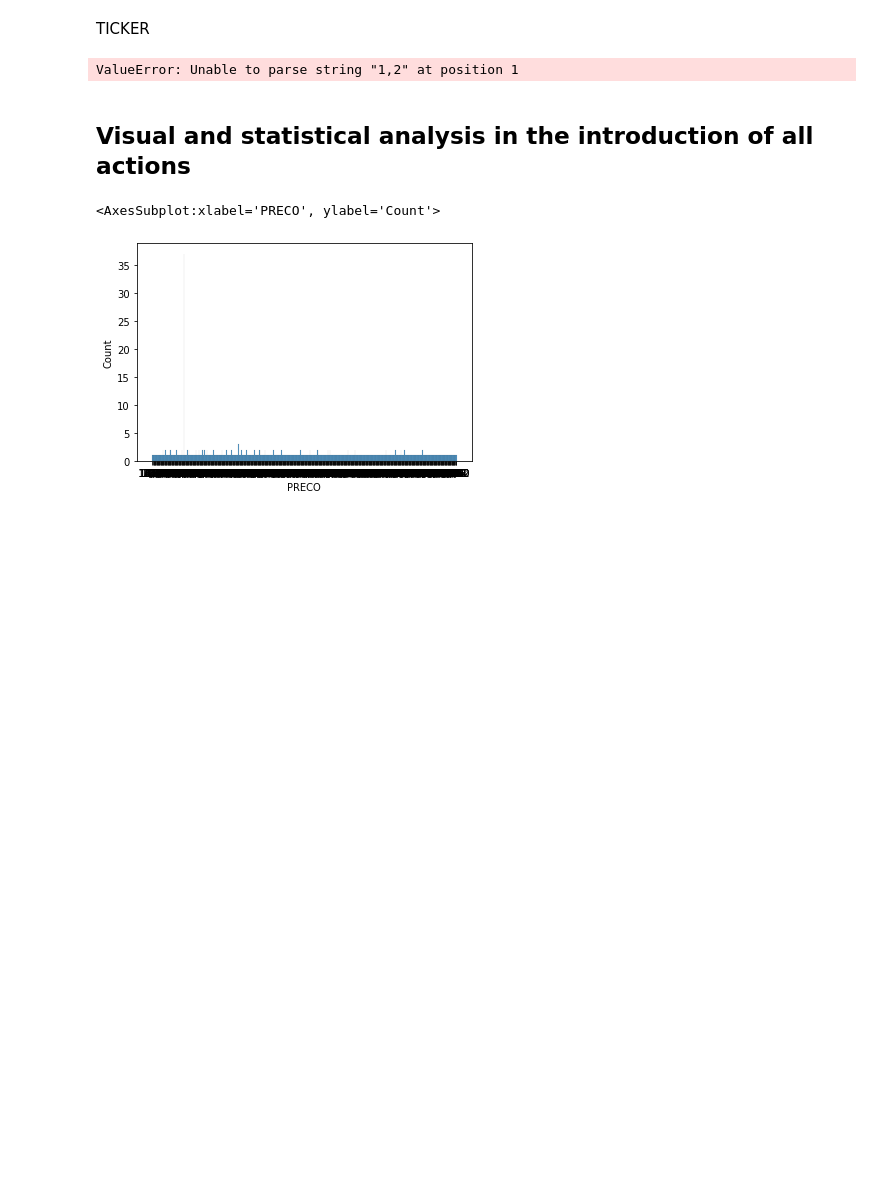
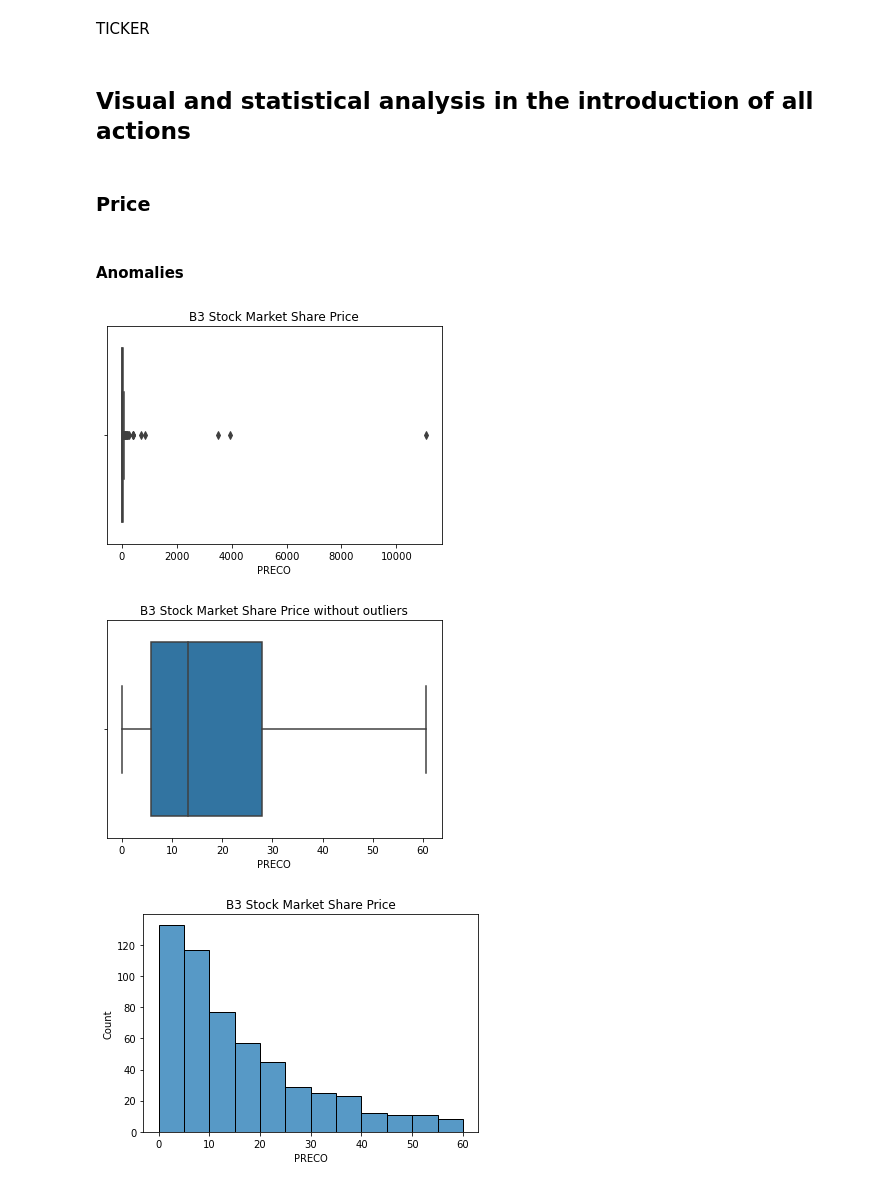
Before and after one commit to Alexandre-Leal/Projetos_iniciais, a Jupyter notebook: B3_Ibovespa/Analise Ibovespa - Brasil.ipynb, the cells around one changed output. Drawn from its saved outputs; the diff is of its cells as text; code cells hidden in the pictures; blank space fills up the shorter version.

```diff
--- a/B3_Ibovespa/Analise Ibovespa - Brasil.ipynb
+++ b/B3_Ibovespa/Analise Ibovespa - Brasil.ipynb
@@ -101,15 +101,38 @@ memory usage: 140.8+ KB
 #### QuaLitativas
 # %% [markdown]
 TICKER
-# %%
-s = pd.Series(['13999000.99', '1,2', '1.3'])
-pd.to_numeric(s)
-# %% [output]
-ValueError: Unable to parse string "1,2" at position 1
 # %% [markdown]
 ## Visual and statistical analysis in the introduction of all actions
-# %%
-sns.histplot(df['PRECO'], bins = 10)
-# %% [output]
-<AxesSubplot:xlabel='PRECO', ylabel='Count'>
-[figure, removed]
+# %% [markdown]
+### Price
+# %% [markdown]
+#### Anomalies
+# %%
+sns.boxplot(data = df['PRECO'], x = df['PRECO']).set(title = 'B3 Stock Market Share Price')
+plt.show()
+
+sns.boxplot(data = df['PRECO'], x = df['PRECO'], showfliers = False).set(title = 'B3 Stock Market Share Price without outliers')
+plt.show()
+
+q1 = df['PRECO'].quantile(q = 0.25)
+q2 = df['PRECO'].quantile(q = 0.5)
+q3 = df['PRECO'].quantile(q = 0.75)
+
+# Quartis de preço
+q1, q2, q3
+iqr = q3 - q1
+
+max_limit = q3 + iqr * 1.5
+
+q1, q2, q3, iqr, max_limit
+
+mean_price = df['PRECO'].mean()
+median_price = df['PRECO'].median()
+
+# B3 Stock Market Stocks Price without outliers
+sns.histplot(df['PRECO'], bins = [0,5,10,15,20,25,30,35,40,45,50,55,60]).set(title = 'B3 Stock Market Share Price')
+plt.show()
+# %% [output]
+[figure, added]
+[figure, added]
+[figure, added]
```
Also changed, not shown: parts of 16 cells of this notebook.
